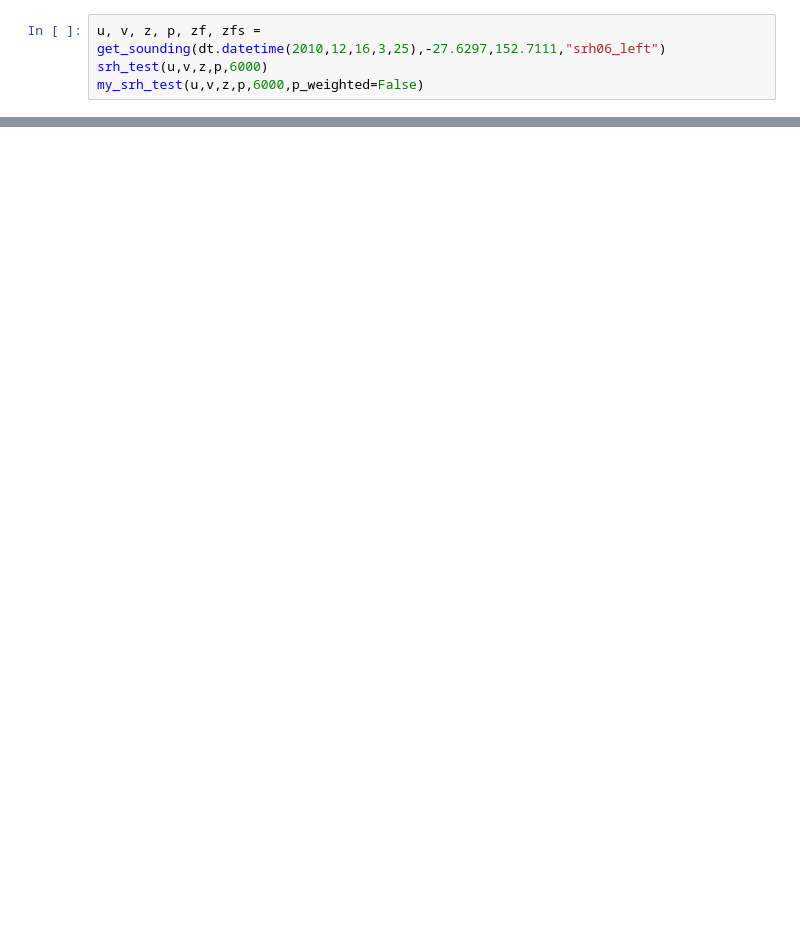
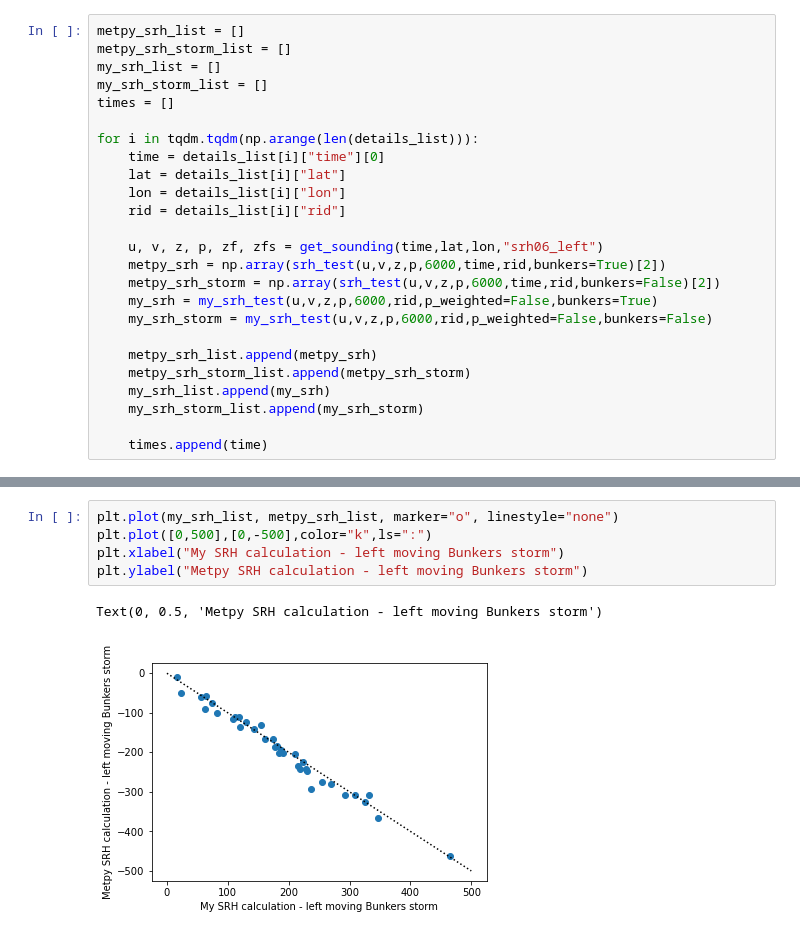
Before and after one commit to andrewbrown31/tint_processing, a Jupyter notebook: auto_case_driver/check_srh.ipynb, the cells around one changed output, grey strips where cells are left out. Saved outputs shown, nothing was run; the diff lists cells and outputs as text; blank space fills up the shorter version.

```diff
--- a/auto_case_driver/check_srh.ipynb
+++ b/auto_case_driver/check_srh.ipynb
@@ -156,4 +221,25 @@ def my_srh_test(u, v, z, p, d, p_weighted=True):
 # %%
-u, v, z, p, zf, zfs = get_sounding(dt.datetime(2010,12,16,3,25),-27.6297,152.7111,"srh06_left")
-srh_test(u,v,z,p,6000)
-my_srh_test(u,v,z,p,6000,p_weighted=False)
+metpy_srh_list = []
+metpy_srh_storm_list = []
+my_srh_list = []
+my_srh_storm_list = []
+times = []
+
+for i in tqdm.tqdm(np.arange(len(details_list))):
+    time = details_list[i]["time"][0]
+    lat = details_list[i]["lat"]
+    lon = details_list[i]["lon"]
+    rid = details_list[i]["rid"]
+
+    u, v, z, p, zf, zfs = get_sounding(time,lat,lon,"srh06_left")
+    metpy_srh = np.array(srh_test(u,v,z,p,6000,time,rid,bunkers=True)[2])
+    metpy_srh_storm = np.array(srh_test(u,v,z,p,6000,time,rid,bunkers=False)[2])
+    my_srh = my_srh_test(u,v,z,p,6000,rid,p_weighted=False,bunkers=True)
+    my_srh_storm = my_srh_test(u,v,z,p,6000,rid,p_weighted=False,bunkers=False)
+
+    metpy_srh_list.append(metpy_srh)
+    metpy_srh_storm_list.append(metpy_srh_storm)
+    my_srh_list.append(my_srh)
+    my_srh_storm_list.append(my_srh_storm)
+
+    times.append(time)
@@ -217,0 +246,8 @@ for details in tqdm.tqdm(details_list):
+# %%
+plt.plot(my_srh_list, metpy_srh_list, marker="o", linestyle="none")
+plt.plot([0,500],[0,-500],color="k",ls=":")
+plt.xlabel("My SRH calculation - left moving Bunkers storm")
+plt.ylabel("Metpy SRH calculation - left moving Bunkers storm")
+# %% [output]
+Text(0, 0.5, 'Metpy SRH calculation - left moving Bunkers storm')
+[figure, added]
```
Also changed, not shown: parts of 8 cells of this notebook.
